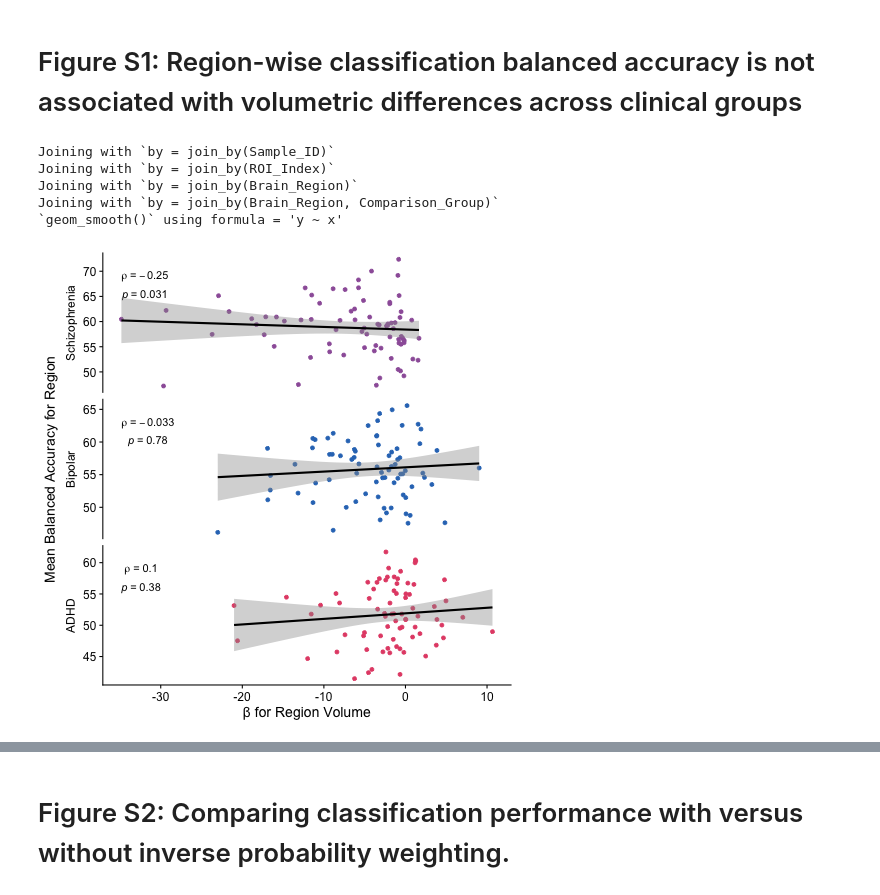
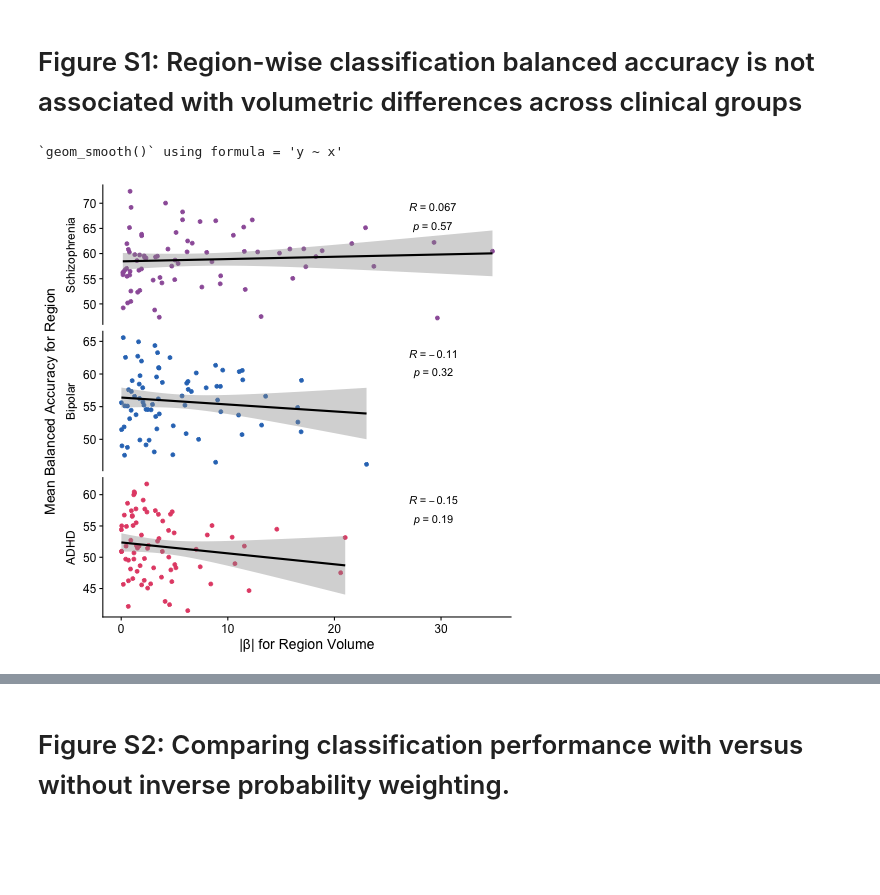
Before and after one commit to DynamicsAndNeuralSystems/fMRI_FeaturesDisorders, a Jupyter notebook: data_visualisation/generate_all_figures.ipynb, the cells around one changed output, grey strips where cells are left out. Drawn from its saved outputs; the diff is of its cells as text; code cells hidden in the pictures; blank space fills up the shorter version.

```diff
--- a/data_visualisation/generate_all_figures.ipynb
+++ b/data_visualisation/generate_all_figures.ipynb
@@ -117,9 +100,11 @@ ABIDE_ASD_metadata = (pd.read_feather(f"{data_path}/ABIDE_ASD/study_metadata/ABI
 
 # Load intra-regional time-series features per disorder
 UCLA_CNP_intra_regional_feature_data = (pd.read_feather(f"{data_path}/UCLA_CNP/processed_data/UCLA_CNP_AROMA_2P_GMR_catch25_filtered.feather")
-                                        .merge(UCLA_CNP_metadata))
+                                        .merge(UCLA_CNP_metadata)
+                                        .query("Sample_ID in @UCLA_CNP_subjects_to_keep.Sample_ID"))
 ABIDE_ASD_intra_regional_feature_data = (pd.read_feather(f"{data_path}/ABIDE_ASD/processed_data/ABIDE_ASD_FC1000_catch25_filtered.feather")
-                                        .merge(ABIDE_ASD_metadata))
+                                        .merge(ABIDE_ASD_metadata)
+                                        .query("Sample_ID in @ABIDE_ASD_subjects_to_keep.Sample_ID"))
 
 # Define path where data is stored
 results_data_path = "/Users/abry4213/data/TS_feature_manuscript/"
@@ -282,7 +277,9 @@ data.frame(x=sample(1:24),
 %%R
 
 # Brains with all 25 features [simulated data]
+brain_colors <- viridis::viridis(25)
+
 plots <- sample(1:25) %>%
-  purrr::map(~ plot_feature_in_brain(fill_color_gradient=brain_colors[.x],
-                                     region_label="all"))
+  purrr::map(~ suppressMessages(plot_feature_in_brain(fill_color_gradient=brain_colors[.x],
+                                                      region_label="all")))
 wrap_plots(plots, nrow=5)
@@ -292,7 +291,7 @@ wrap_plots(plots, nrow=5)
 # Plot feature X region matrix
 feature_vec_plot_list <- list()
 for (i in sample(1:25)) {
-  p <- data.frame(x=sample(1:10),
+  p <- suppressWarnings(data.frame(x=sample(1:10),
              y=as.character(1:10)) %>%
     ggplot(data=., mapping=aes(x=y, y=0, fill=x)) +
     geom_raster(color="black") +
@@ -300,7 +299,7 @@ for (i in sample(1:25)) {
                                   brain_colors[i]),
                          na.value=NA) +
     theme_void() +
-    theme(legend.position = "none")
+    theme(legend.position = "none"))
   feature_vec_plot_list <- list.append(feature_vec_plot_list, p)
 }
 
@@ -1115,14 +1088,14 @@ ROI_voxel_counts = pd.concat(ROI_voxel_counts_list, axis=0).reset_index(drop=Tru
 
 ROI_voxel_counts.to_feather("/Users/abry4213/Downloads/test.feather")
 # %%
-%%R -i ROI_voxel_counts,aparc_aseg_LUT,UCLA_CNP_brain_region_info,study_group_df,UCLA_CNP_metadata,intra_regional_p_values -o region_wise_volumes,ROI_volume_beta_by_group
+%%R -i ROI_voxel_counts,aparc_aseg_LUT,UCLA_CNP_brain_region_info,study_group_df,UCLA_CNP_metadata,intra_regional_p_values -o region_wise_volumes,ROI_volume_beta_by_group,run_lm_beta_stats_for_group
 # Visualizations
 
 # Read in region-wise volumes
 region_wise_volumes <- ROI_voxel_counts %>%
-  left_join(., UCLA_CNP_metadata) %>%
-  left_join(., aparc_aseg_LUT) %>%
-  left_join(., UCLA_CNP_brain_region_info) %>%
+  left_join(., UCLA_CNP_metadata, by = join_by(Sample_ID)) %>%
+  left_join(., aparc_aseg_LUT, by = join_by(ROI_Index)) %>%
+  left_join(., UCLA_CNP_brain_region_info, by = join_by(Brain_Region)) %>%
   filter(!is.na(Index))
 
 # Fit OLS models to extract beta coefficient for regional volumes in each group relative to control
@@ -1143,42 +1116,39 @@ run_lm_beta_stats_for_group <- function(comparison_group, region_wise_volumes){
     filter(term != "(Intercept)") %>%
     mutate(Comparison_Group = comparison_group)
 
   return(res)
 }
 
 ROI_volume_beta_by_group <- 1:3 %>%
   purrr::map_df(~ run_lm_beta_stats_for_group(region_wise_volumes = region_wise_volumes,
                                           comparison_group = study_group_df$Comparison_Group[.x])) %>%
   group_by(Comparison_Group) %>%
   mutate(p_value_HolmBonferroni = p.adjust(p.value, method="holm"))
 
 # Plot region-wise volume beta coefficients vs balanced accuracy
 ROI_volume_beta_by_group %>%
   dplyr::select(Brain_Region, Comparison_Group, estimate) %>%
   dplyr::rename("beta_coef" = "estimate") %>%
-  left_join(., intra_regional_p_values %>% dplyr::rename("Brain_Region" = "group_var")) %>%
+  left_join(., intra_regional_p_values %>% dplyr::rename("Brain_Region" = "group_var"),
+            by = join_by(Brain_Region, Comparison_Group)) %>%
   mutate(Comparison_Group = factor(Comparison_Group, levels = c("Schizophrenia", "Bipolar", "ADHD"))) %>%
-  ggplot(data=., mapping=aes(x=beta_coef, y=100*Balanced_Accuracy_Across_Folds, color=Comparison_Group)) +
+  ggplot(data=., mapping=aes(x=abs(beta_coef), y=100*Balanced_Accuracy_Across_Folds, color=Comparison_Group)) +
   geom_point() +
   facet_grid(Comparison_Group ~ ., scales="free", switch="both") +
   ylab("Mean Balanced Accuracy for Region") +
-  xlab("\u03b2 for Region Volume") +
-  stat_cor(method="spearman", cor.coef.name="rho", color="black", label.sep = "\n") +
+  xlab("|\u03b2| for Region Volume") +
+  stat_cor(method="pearson", cor.coef.name="R", color="black", label.sep = "\n", label.x = 27) +
   stat_smooth(method="lm", color="black") +
   scale_color_manual(values=c("Schizophrenia" = "#9d60a8",
                               "Bipolar" = "#2f77c0",
                               "ADHD" = "#e45075")) +
   theme(legend.position = "none",
         panel.border = element_blank(),
         strip.background = element_blank(),
         strip.placement = "outside")
 # %% [output]
-Joining with `by = join_by(Sample_ID)`
-Joining with `by = join_by(ROI_Index)`
-Joining with `by = join_by(Brain_Region)`
-Joining with `by = join_by(Brain_Region, Comparison_Group)`
 `geom_smooth()` using formula = 'y ~ x'
-[figure, old version]
+[figure, new version]
 # %%
 %%R -i region_wise_volumes,intra_regional_p_values
 
```
Also changed, not shown: parts of 36 cells of this notebook, 14 other files.
